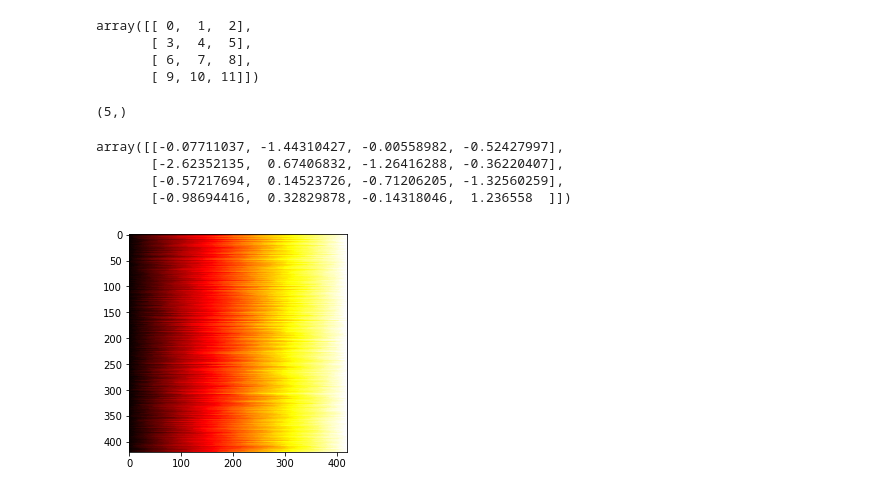
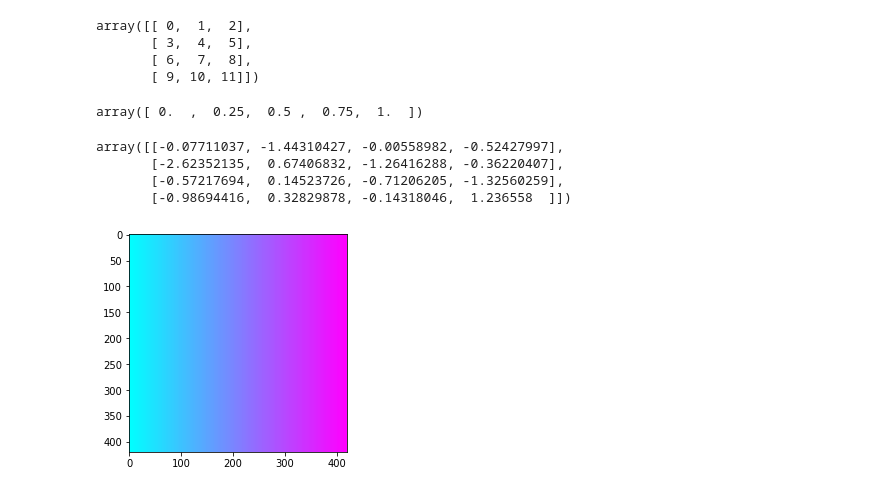
Before and after one commit to scollet1/numpy, a Jupyter notebook: notebooks/file.ipynb, the cells around one changed output. Cells and saved outputs as stored; diff of their text form; code cells hidden in the pictures.

```diff
--- a/notebooks/file.ipynb
+++ b/notebooks/file.ipynb
@@ -20,12 +20,12 @@ array([[ 0,  1,  2],
 import numpy as np
 from numpy import asarray, sort
 def func(n):
-    return asarray(sort(np.random.uniform(0.0, 1.0, n)))
+    return asarray(np.linspace(0.0, 1.0, n))
 
 # func(5)
 func(5).shape
 # %% [output]
-(5,)
+array([ 0.  ,  0.25,  0.5 ,  0.75,  1.  ])
 # %%
 import numpy as np
 
@@ -38,18 +38,17 @@ array([[-0.07711037, -1.44310427, -0.00558982, -0.52427997],
 # %%
 import numpy as np
 from numpy import asarray, sort
 import matplotlib.pyplot as plt
-m = 420
-n = 420
+m, n = 420, 420
 def func(n):
-    return sort(np.random.uniform(0.0, 1.0, n))
+    return asarray(np.linspace(0.0, 1.0, n))
 
 arr = func(n)
 
 for row in range(m-1):
     arr = np.row_stack((arr, func(n)))
 
-im = plt.imshow(arr, shape=(m, n), cmap='hot')
+im = plt.imshow(arr, shape=(m, n), cmap='cool')
 plt.show(im)
 # %% [output]
-[figure, old version]
+[figure, new version]
```
Also changed, not shown: parts of 4 cells of this notebook, 1 other file.
